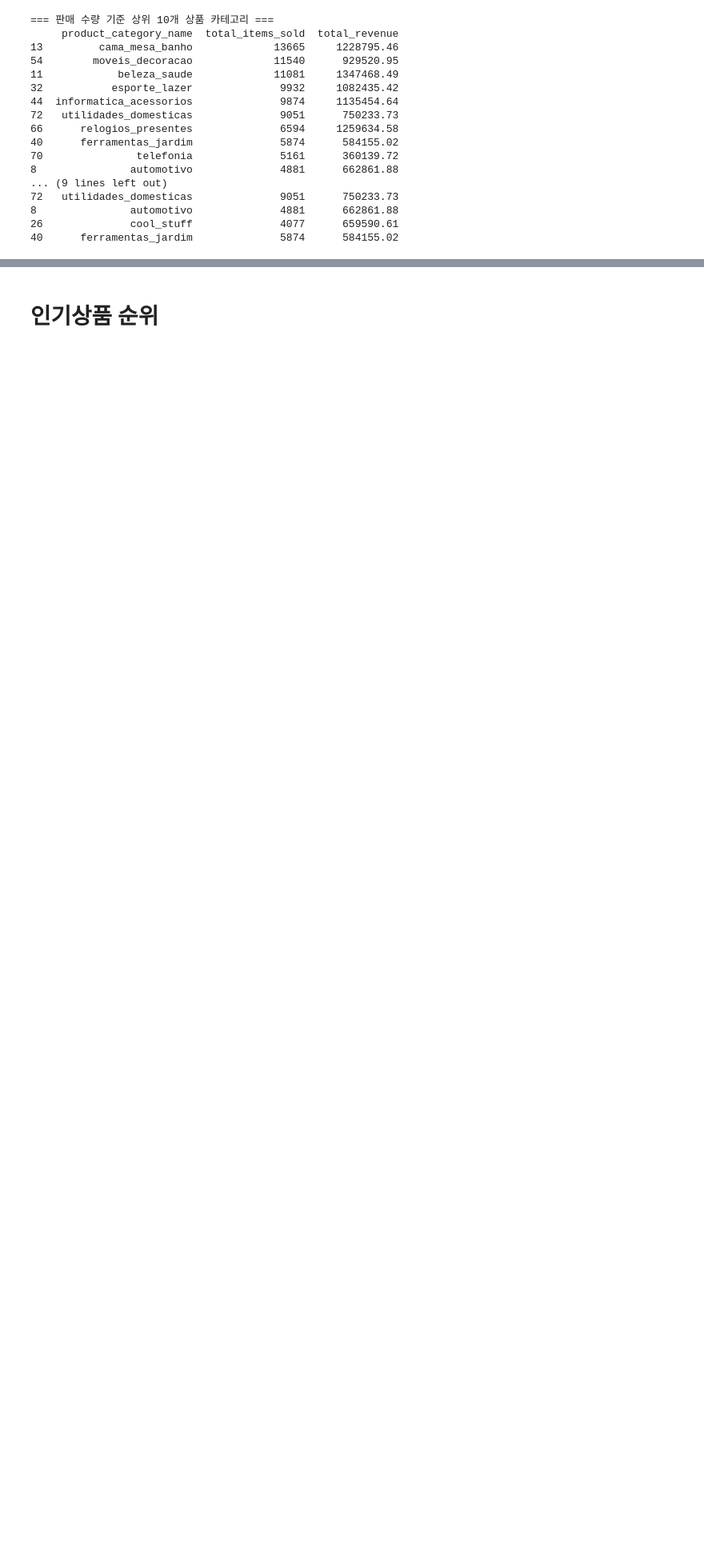
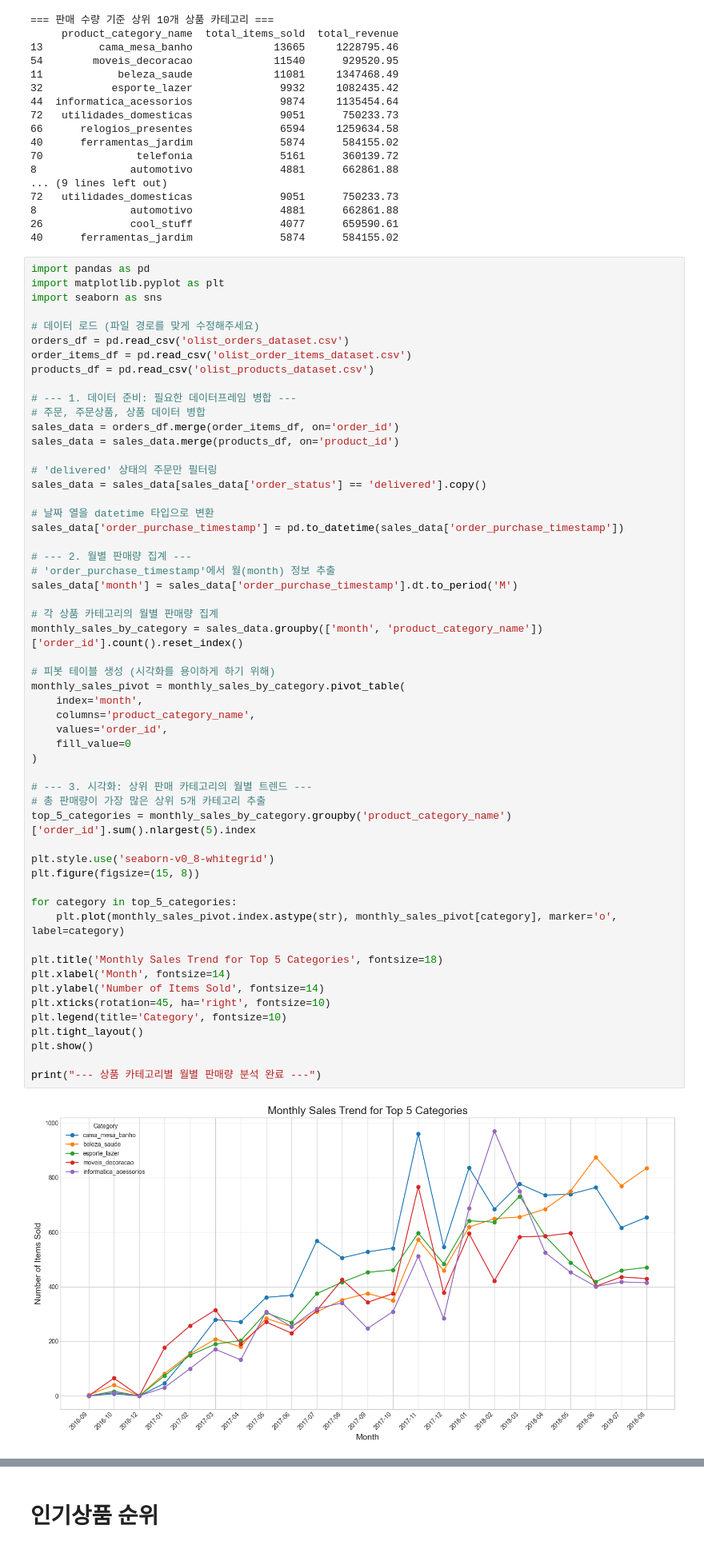
Before and after one commit to parkjihoon186/pjt-data-analysis, a Jupyter notebook: p1_RFM.ipynb, the cells around one changed output, grey strips where cells are left out. Shown at 80% size. Saved outputs shown, nothing was run; the diff lists cells and outputs as text; blank space fills up the shorter version.

```diff
--- a/p1_RFM.ipynb
+++ b/p1_RFM.ipynb
@@ -923,3 +917,60 @@ print(top10_by_revenue)
 8               automotivo              4881      662861.88
 26              cool_stuff              4077      659590.61
 40      ferramentas_jardim              5874      584155.02
+# %%
+import pandas as pd
+import matplotlib.pyplot as plt
+import seaborn as sns
+
+# 데이터 로드 (파일 경로를 맞게 수정해주세요)
+orders_df = pd.read_csv('olist_orders_dataset.csv')
+order_items_df = pd.read_csv('olist_order_items_dataset.csv')
+products_df = pd.read_csv('olist_products_dataset.csv')
+
+# --- 1. 데이터 준비: 필요한 데이터프레임 병합 ---
+# 주문, 주문상품, 상품 데이터 병합
+sales_data = orders_df.merge(order_items_df, on='order_id')
+sales_data = sales_data.merge(products_df, on='product_id')
+
+# 'delivered' 상태의 주문만 필터링
+sales_data = sales_data[sales_data['order_status'] == 'delivered'].copy()
+
+# 날짜 열을 datetime 타입으로 변환
+sales_data['order_purchase_timestamp'] = pd.to_datetime(sales_data['order_purchase_timestamp'])
+
+# --- 2. 월별 판매량 집계 ---
+# 'order_purchase_timestamp'에서 월(month) 정보 추출
+sales_data['month'] = sales_data['order_purchase_timestamp'].dt.to_period('M')
+
+# 각 상품 카테고리의 월별 판매량 집계
+monthly_sales_by_category = sales_data.groupby(['month', 'product_category_name'])['order_id'].count().reset_index()
+
+# 피봇 테이블 생성 (시각화를 용이하게 하기 위해)
+monthly_sales_pivot = monthly_sales_by_category.pivot_table(
+    index='month',
+    columns='product_category_name',
+    values='order_id',
+    fill_value=0
+)
+
+# --- 3. 시각화: 상위 판매 카테고리의 월별 트렌드 ---
+# 총 판매량이 가장 많은 상위 5개 카테고리 추출
+top_5_categories = monthly_sales_by_category.groupby('product_category_name')['order_id'].sum().nlargest(5).index
+
+plt.style.use('seaborn-v0_8-whitegrid')
+plt.figure(figsize=(15, 8))
+
+for category in top_5_categories:
+    plt.plot(monthly_sales_pivot.index.astype(str), monthly_sales_pivot[category], marker='o', label=category)
+
+plt.title('Monthly Sales Trend for Top 5 Categories', fontsize=18)
+plt.xlabel('Month', fontsize=14)
+plt.ylabel('Number of Items Sold', fontsize=14)
+plt.xticks(rotation=45, ha='right', fontsize=10)
+plt.legend(title='Category', fontsize=10)
+plt.tight_layout()
+plt.show()
+
+print("--- 상품 카테고리별 월별 판매량 분석 완료 ---")
+# %% [output]
+[figure, added]
```
Also changed, not shown: parts of 20 cells of this notebook, 1 other file.
